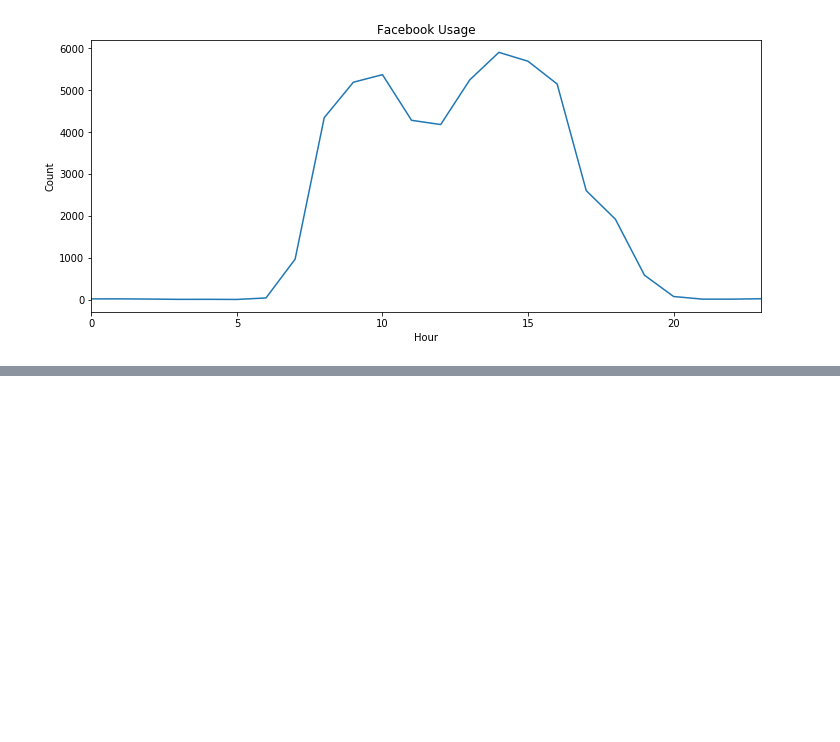
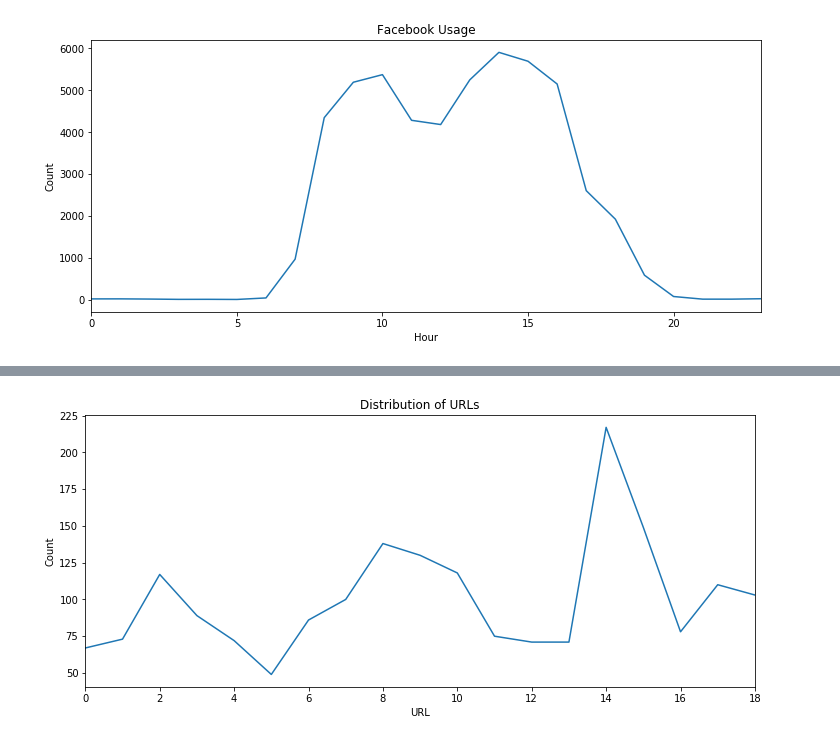
Before and after one commit to TalhaGhaffar/Data-Analytics, a Jupyter notebook: DA Project.ipynb, the cells around one changed output, grey strips where cells are left out. Drawn from its saved outputs; the diff is of its cells as text; code cells hidden in the pictures; blank space fills up the shorter version.

```diff
--- a/DA Project.ipynb
+++ b/DA Project.ipynb
@@ -97,0 +111,3 @@ plot.show()
+# %%
+data_email = pandas.read_csv('email_info.csv')
+data_email.head(5)
@@ -97,0 +228,11 @@ plot.show()
+# %%
+lda_corpus = [max(prob,key=lambda y:y[1])
+                    for prob in ldamodel[corpus] ]
+emails_LDA = [[] for i in range(20)]
+for i, x in enumerate(lda_corpus):
+    emails_LDA[x[0]].append(doc_set[i])
+# %%
+count_bin=[None]*19
+for i in range(19):
+    count_bin[i]=len(emails_LDA[i])
+count_bin
@@ -97,0 +259,9 @@ plot.show()
+# %%
+fig,ax = plot.subplots(1,1,figsize=(12,5))
+pandas.Series(count_bin).plot(ax=ax)
+plot.ylabel('Count')
+plot.xlabel('URL')
+plot.title('Distribution of URLs')
+plot.show()
+# %% [output]
+[figure, added]
```
Also changed, not shown: parts of 8 cells of this notebook.
